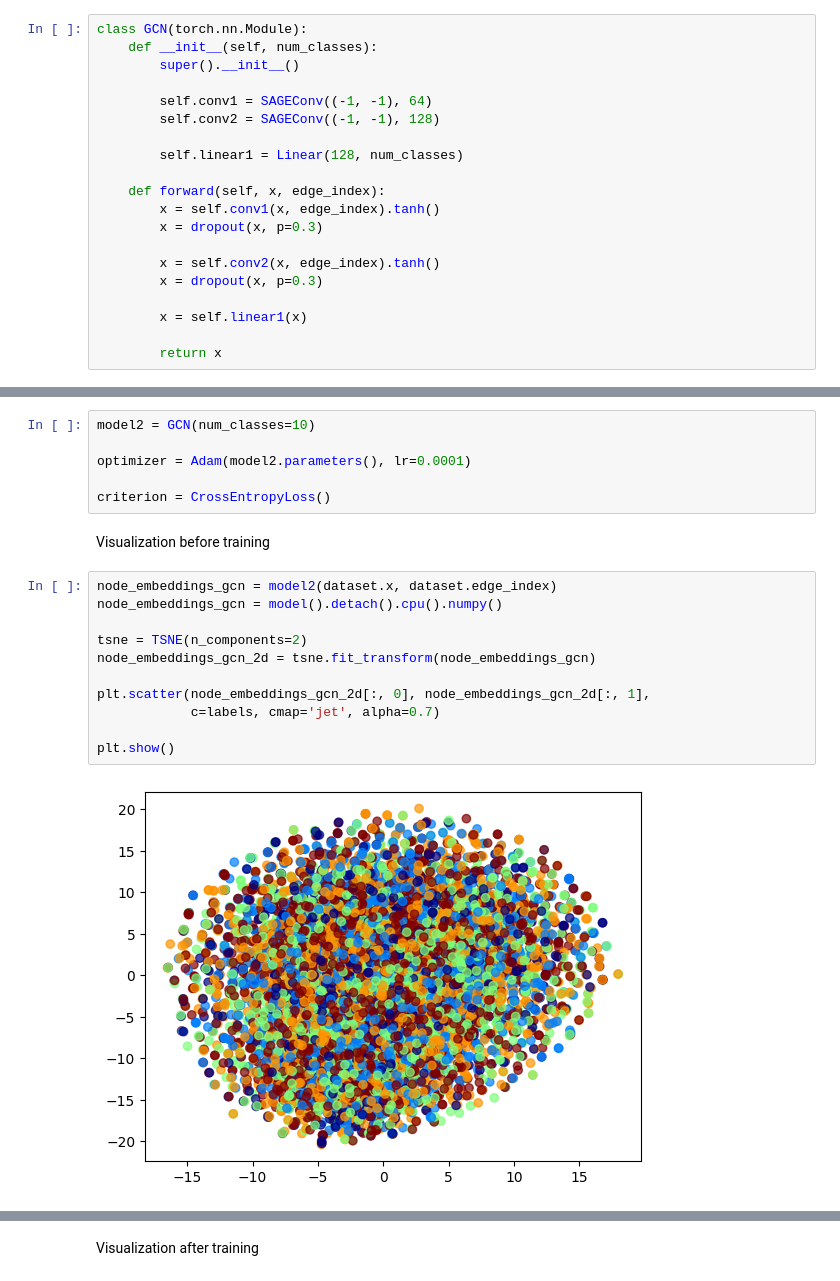
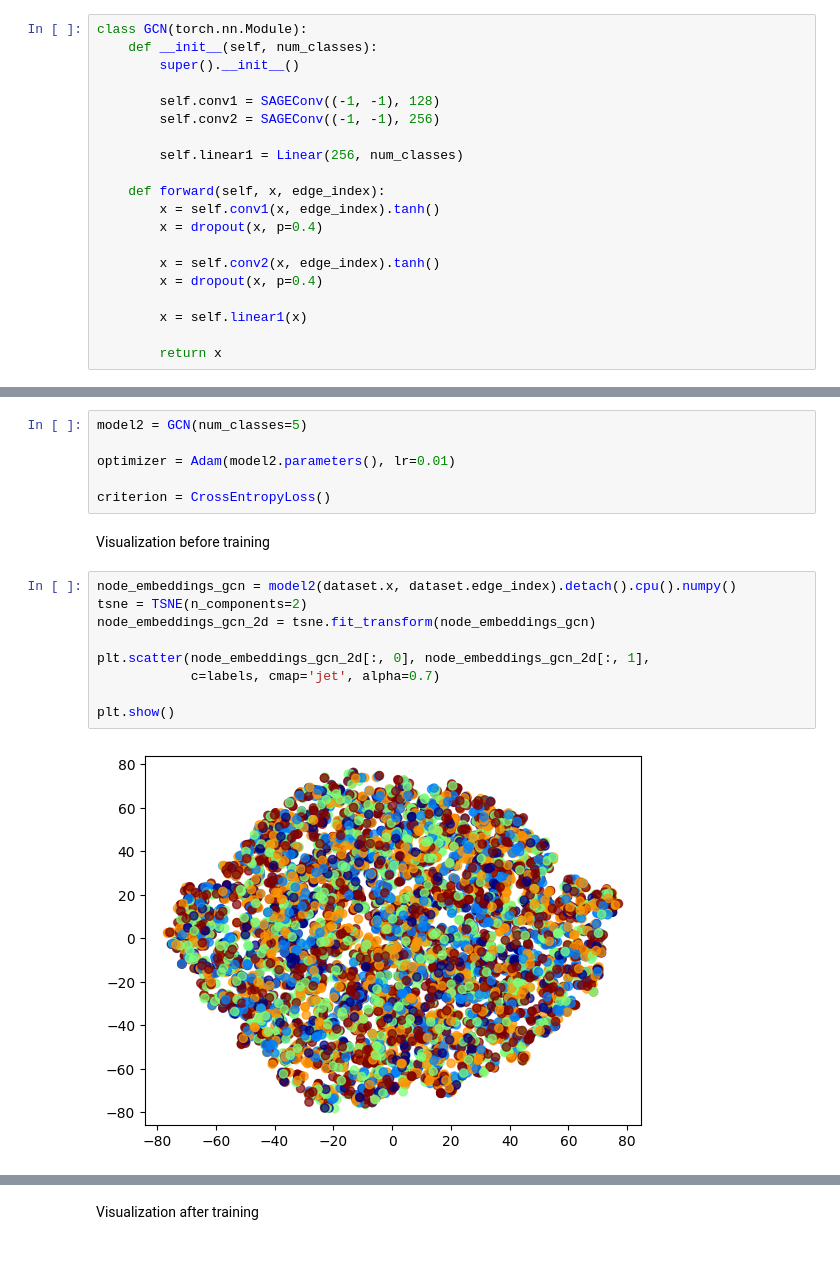
Before and after one commit to tamara-kostova/IIS, a Jupyter notebook: lab1.ipynb, the cells around one changed output, grey strips where cells are left out. Saved outputs shown, nothing was run; the diff lists cells and outputs as text.

```diff
--- a/lab1.ipynb
+++ b/lab1.ipynb
@@ -147,17 +150,17 @@ class GCN(torch.nn.Module):
     def __init__(self, num_classes):
         super().__init__()
 
-        self.conv1 = SAGEConv((-1, -1), 64)
-        self.conv2 = SAGEConv((-1, -1), 128)
+        self.conv1 = SAGEConv((-1, -1), 128)
+        self.conv2 = SAGEConv((-1, -1), 256)
 
-        self.linear1 = Linear(128, num_classes)
+        self.linear1 = Linear(256, num_classes)
 
     def forward(self, x, edge_index):
         x = self.conv1(x, edge_index).tanh()
-        x = dropout(x, p=0.3)
+        x = dropout(x, p=0.4)
 
         x = self.conv2(x, edge_index).tanh()
-        x = dropout(x, p=0.3)
+        x = dropout(x, p=0.4)
 
         x = self.linear1(x)
 
@@ -177,24 +185,22 @@ def train_gcn(model, dataset, optimizer, criterion, epochs=5):
 
         print(f'Epoch: {epoch:03d}, Loss: {loss:.4f}')
 # %%
-model2 = GCN(num_classes=10)
+model2 = GCN(num_classes=5)
 
-optimizer = Adam(model2.parameters(), lr=0.0001)
+optimizer = Adam(model2.parameters(), lr=0.01)
 
 criterion = CrossEntropyLoss()
 # %% [markdown]
 Visualization before training
 # %%
-node_embeddings_gcn = model2(dataset.x, dataset.edge_index)
-node_embeddings_gcn = model().detach().cpu().numpy()
-
+node_embeddings_gcn = model2(dataset.x, dataset.edge_index).detach().cpu().numpy()
 tsne = TSNE(n_components=2)
 node_embeddings_gcn_2d = tsne.fit_transform(node_embeddings_gcn)
 
 plt.scatter(node_embeddings_gcn_2d[:, 0], node_embeddings_gcn_2d[:, 1],
             c=labels, cmap='jet', alpha=0.7)
 
 plt.show()
 # %% [output]
-[figure, old version]
+[figure, new version]
 # %%
```
Also changed, not shown: parts of 11 cells of this notebook.
